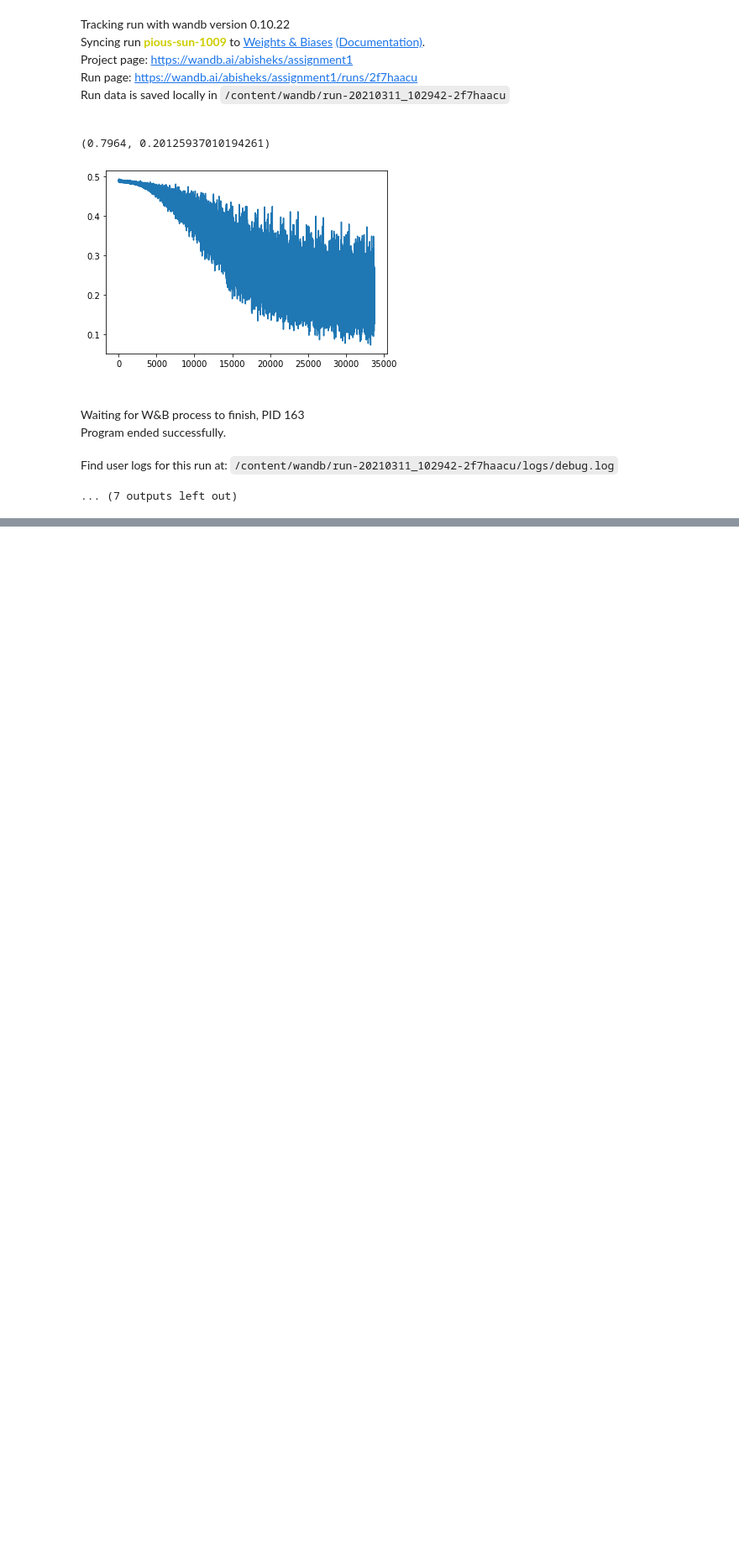
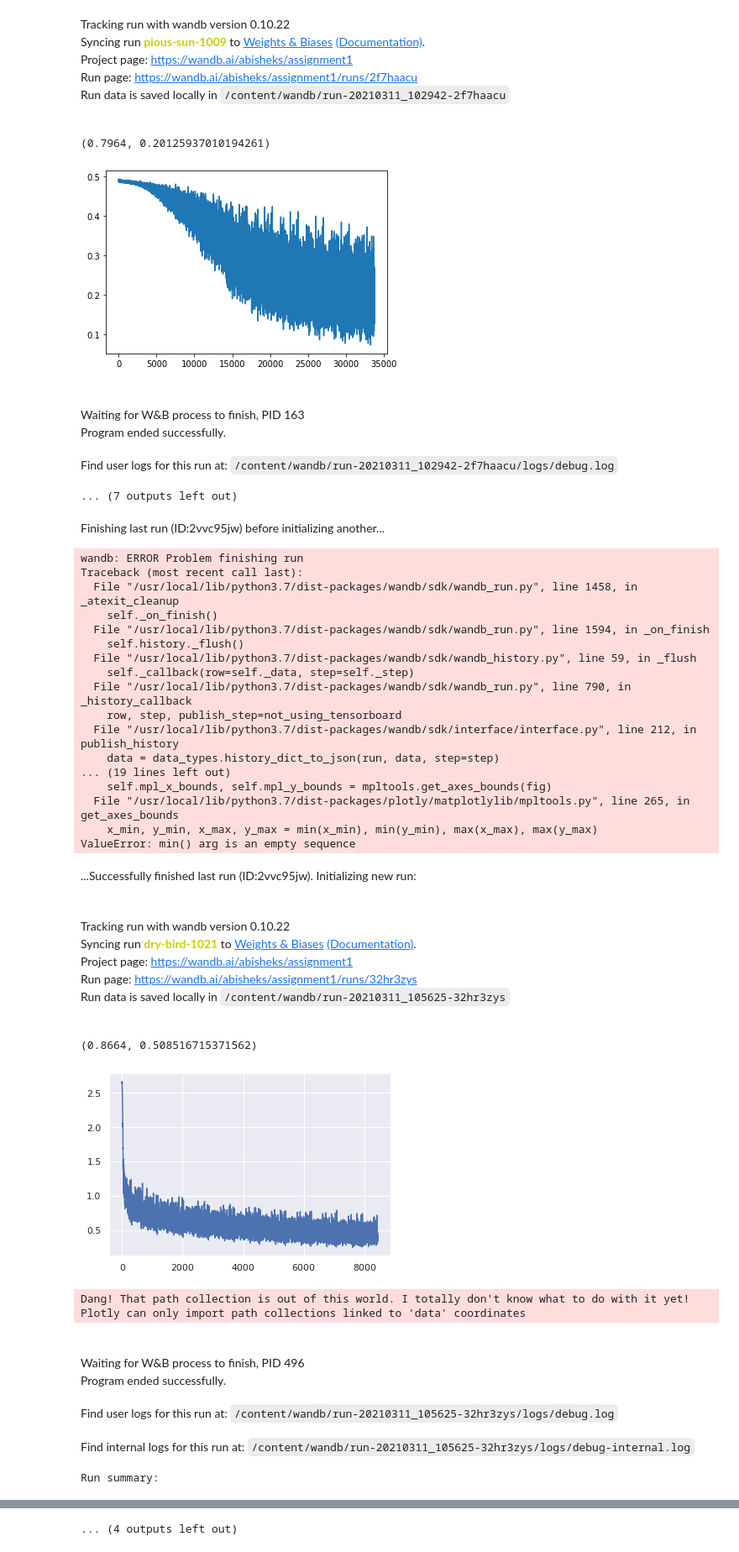
Before and after one commit to anish-sk/CS6910_Assignment1, a Jupyter notebook: src/Assignment1.ipynb, the cells around one changed output, grey strips where cells are left out. Shown at 84% size. Drawn from its saved outputs; the diff is of its cells as text; code cells hidden in the pictures; blank space fills up the shorter version.

Commit message:
confusion matrix + error correction in adam

```diff
--- a/src/Assignment1.ipynb
+++ b/src/Assignment1.ipynb
@@ -829,14 +829,11 @@ validX_tr, validY_tr = transform_NN_IO(validX_split, validY_split, N_CLASSES)
 testX_tr, testY_tr = transform_NN_IO(testX, testy, N_CLASSES)
 
 # Questions 2,3
-run = wandb.init(project="assignment1", entity="abisheks", reinit=True)
-network = train_NN(trainX_tr, trainY_tr, sgd_gradient_descent, 16, 1e-2, 10, 2, 10, random_initialisation, tanh, linear, softmax, grad_tanh,
-                   grad_output_fn = Softmax_SquaredError_grad, loss_fn = SquaredError,
-                   weight_decay = 0.0005, validX = validX_tr, validY = validY_tr, testX = testX_tr, testY = testY_tr)
-run.finish()
-
-# print(f'Training data original output : {trainy_onehot[0]}')
-# print(f'Training data output from NN : {forward_propagation(network, trainX_reshaped[0].reshape((trainX_reshaped.shape[1],1))).T}')
+# run = wandb.init(project="assignment1", entity="abisheks", reinit=True)
+# network = train_NN(trainX_tr, trainY_tr, sgd_gradient_descent, 16, 1e-2, 10, 2, 10, random_initialisation, tanh, linear, softmax, grad_tanh,
+#                    grad_output_fn = Softmax_SquaredError_grad, loss_fn = SquaredError,
+#                    weight_decay = 0.0005, validX = validX_tr, validY = validY_tr, testX = testX_tr, testY = testY_tr)
+# run.finish()
 # %% [output]
 Finishing last run (ID:1m71m5ex) before initializing another...
 Waiting for W&B process to finish, PID 123
@@ -931,3 +928,63 @@ def sweep_wrapper():
 # %%
 # Questions 4-6
 # wandb.agent('abisheks/assignment1/9ks8kwx5', sweep_wrapper)
+# %%
+import seaborn as sn
+import pandas as pd
+from sklearn.metrics import confusion_matrix
+
+def plot_confusion_matrix(network, X, Y):
+  # Function to plot the confusion matrix for a given trained network, input (X) and true output (Y)
+  Y_pred = forward_propagation(network, X)
+  cm = confusion_matrix(np.argmax(Y, axis=0), np.argmax(Y_pred, axis=0))
+
+  df_cm = pd.DataFrame(cm, [IMG_LABELS[i] for i in range(cm.shape[0])], [IMG_LABELS[i] for i in range(cm.shape[0])])
+  plt.figure(figsize=(20,20))
+  sn.set(font_scale=1.0) # for label size
+  sn.heatmap(df_cm, annot=True,
+            annot_kws={"size": 16}, cmap='flare', fmt='g'
+            ) # font size
+  # plt.show()
+  wandb.log({'Confusion Matrix': plt})
+
+# Question 7
+run = wandb.init(project="assignment1", entity="abisheks", reinit=True)
+network = train_NN(trainX_tr, trainY_tr, momentum_gradient_descent, 64, 1e-2, 10, 4, 128, xavier_initialisation, relu, linear, softmax, grad_relu,
+                   grad_output_fn = Softmax_CrossEntropy_grad, loss_fn = CrossEntropy_loss,
+                   weight_decay = 0.0005, validX = validX_tr, validY = validY_tr, testX = testX_tr, testY = testY_tr)
+
+plot_confusion_matrix(network, testX_tr, testY_tr)
+run.finish()
+# %% [output]
+Finishing last run (ID:2vvc95jw) before initializing another...
+wandb: ERROR Problem finishing run
+Traceback (most recent call last):
+  File "/usr/local/lib/python3.7/dist-packages/wandb/sdk/wandb_run.py", line 1458, in _atexit_cleanup
+    self._on_finish()
+  File "/usr/local/lib/python3.7/dist-packages/wandb/sdk/wandb_run.py", line 1594, in _on_finish
+    self.history._flush()
+  File "/usr/local/lib/python3.7/dist-packages/wandb/sdk/wandb_history.py", line 59, in _flush
+    self._callback(row=self._data, step=self._step)
+  File "/usr/local/lib/python3.7/dist-packages/wandb/sdk/wandb_run.py", line 790, in _history_callback
+    row, step, publish_step=not_using_tensorboard
+  File "/usr/local/lib/python3.7/dist-packages/wandb/sdk/interface/interface.py", line 212, in publish_history
+    data = data_types.history_dict_to_json(run, data, step=step)
+... (19 lines left out)
+    self.mpl_x_bounds, self.mpl_y_bounds = mpltools.get_axes_bounds(fig)
+  File "/usr/local/lib/python3.7/dist-packages/plotly/matplotlylib/mpltools.py", line 265, in get_axes_bounds
+    x_min, y_min, x_max, y_max = min(x_min), min(y_min), max(x_max), max(y_max)
+ValueError: min() arg is an empty sequence
+...Successfully finished last run (ID:2vvc95jw). Initializing new run:
+Tracking run with wandb version 0.10.22
+Syncing run dry-bird-1021 to Weights & Biases (Documentation).
+Project page: https://wandb.ai/abisheks/assignment1
+Run page: https://wandb.ai/abisheks/assignment1/runs/32hr3zys
+Run data is saved locally in /content/wandb/run-20210311_105625-32hr3zys
+(0.8664, 0.508516715371562)
+[figure, added]
+Dang! That path collection is out of this world. I totally don't know what to do with it yet! Plotly can only import path collections linked to 'data' coordinates
+Waiting for W&B process to finish, PID 496
+Program ended successfully.
+Find user logs for this run at: /content/wandb/run-20210311_105625-32hr3zys/logs/debug.log
+Find internal logs for this run at: /content/wandb/run-20210311_105625-32hr3zys/logs/debug-internal.log
+Run summary:
@@ -933,0 +1003 @@ def sweep_wrapper():
+... (4 outputs left out)
```
Also changed, not shown: parts of 1 cell of this notebook.
